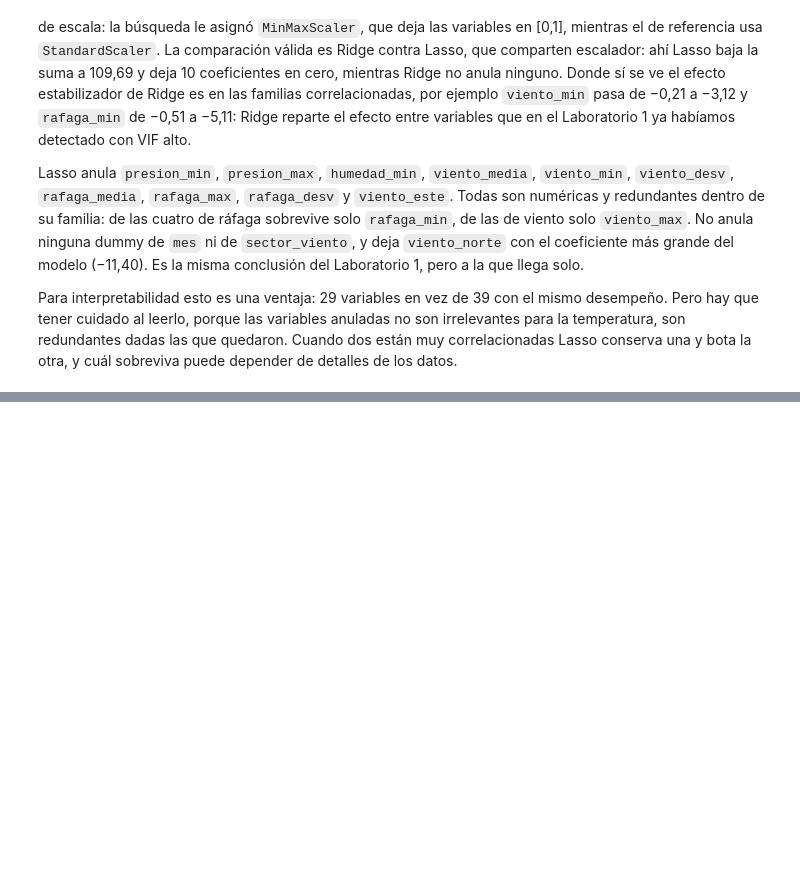
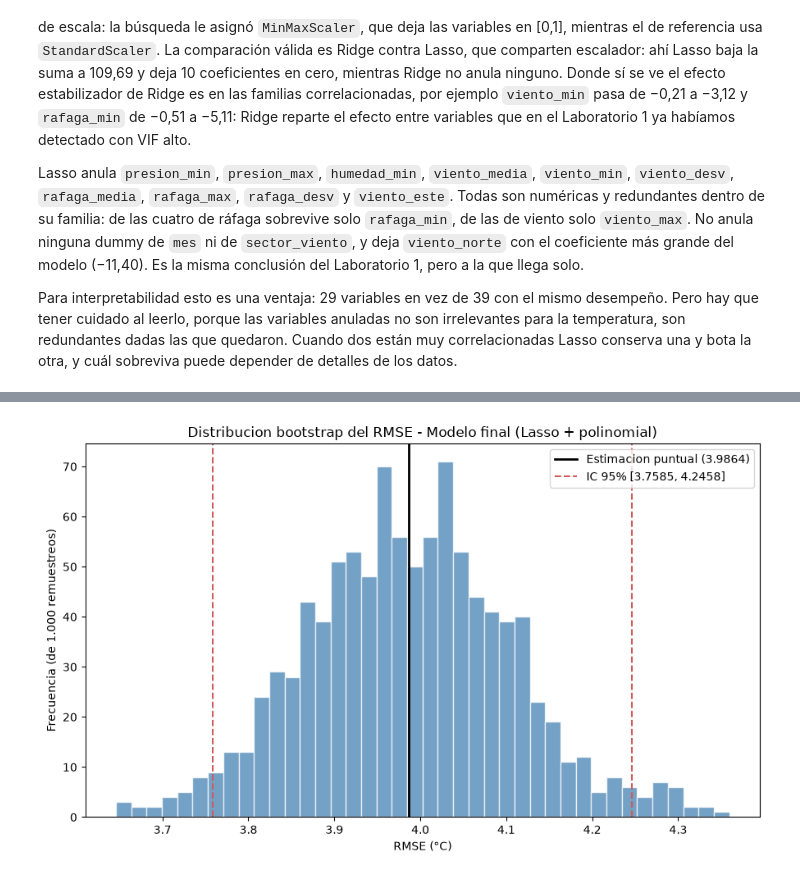
Before and after one commit to Jscovino/Lab-1-Aprendizaje-M-quina---Grupo-60, a Jupyter notebook: Lab2_Desarrollo.ipynb, the cells around one changed output, grey strips where cells are left out. Saved outputs shown, nothing was run; the diff lists cells and outputs as text; code cells hidden in the pictures; blank space fills up the shorter version.

```diff
--- a/Lab2_Desarrollo.ipynb
+++ b/Lab2_Desarrollo.ipynb
@@ -1020,0 +1520,19 @@ depender de detalles de los datos.
+# %%
+modelo_final = best_polinomial_lasso
+n_iteraciones = 1000
+
+rmse_boot = np.empty(n_iteraciones)
+mae_boot = np.empty(n_iteraciones)
+r2_boot = np.empty(n_iteraciones)
+
+for i in range(n_iteraciones):
+    X_re, y_re = resample(X_test, y_test, random_state=i)
+    y_pred_re = modelo_final.predict(X_re)
+    rmse_boot[i] = np.sqrt(mean_squared_error(y_re, y_pred_re))
+    mae_boot[i] = mean_absolute_error(y_re, y_pred_re)
+    r2_boot[i] = r2_score(y_re, y_pred_re)
+
+print(f"Bootstrap completado: {n_iteraciones} remuestreos sobre {len(X_test)} filas de prueba")
+print(f"RMSE  -> media {rmse_boot.mean():.4f}, desv. est. {rmse_boot.std():.4f}")
+print(f"MAE   -> media {mae_boot.mean():.4f}, desv. est. {mae_boot.std():.4f}")
+print(f"R2    -> media {r2_boot.mean():.4f}, desv. est. {r2_boot.std():.4f}")
@@ -1020,0 +1578,16 @@ depender de detalles de los datos.
+# %%
+plt.figure(figsize=(9, 5.5))
+plt.hist(rmse_boot, bins=40, color='steelblue', alpha=0.75, edgecolor='white')
+plt.axvline(metricas_polinomial_lasso.loc['Prueba', 'RMSE'], color='black', linestyle='-', linewidth=2,
+            label=f"Estimacion puntual ({metricas_polinomial_lasso.loc['Prueba', 'RMSE']:.4f})")
+plt.axvline(np.percentile(rmse_boot, 2.5), color='indianred', linestyle='--', linewidth=1.5,
+            label=f"IC 95% [{np.percentile(rmse_boot, 2.5):.4f}, {np.percentile(rmse_boot, 97.5):.4f}]")
+plt.axvline(np.percentile(rmse_boot, 97.5), color='indianred', linestyle='--', linewidth=1.5)
+plt.xlabel('RMSE (°C)')
+plt.ylabel('Frecuencia (de 1.000 remuestreos)')
+plt.title('Distribucion bootstrap del RMSE - Modelo final (Lasso + polinomial)')
+plt.legend()
+plt.tight_layout()
+plt.show()
+# %% [output]
+[figure, added]
```
Also changed, not shown: parts of 29 cells of this notebook, 1 other file.
